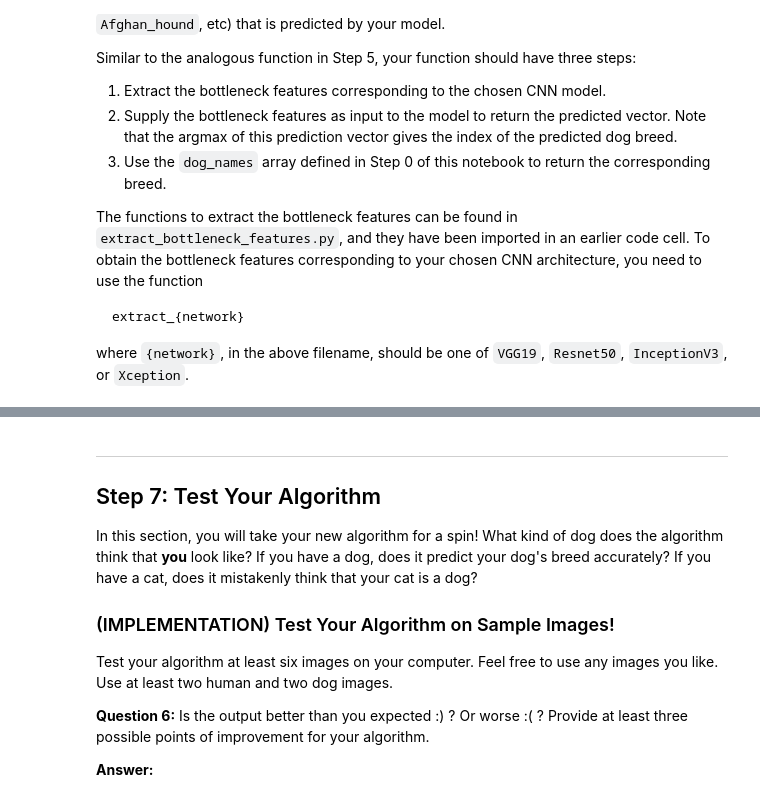
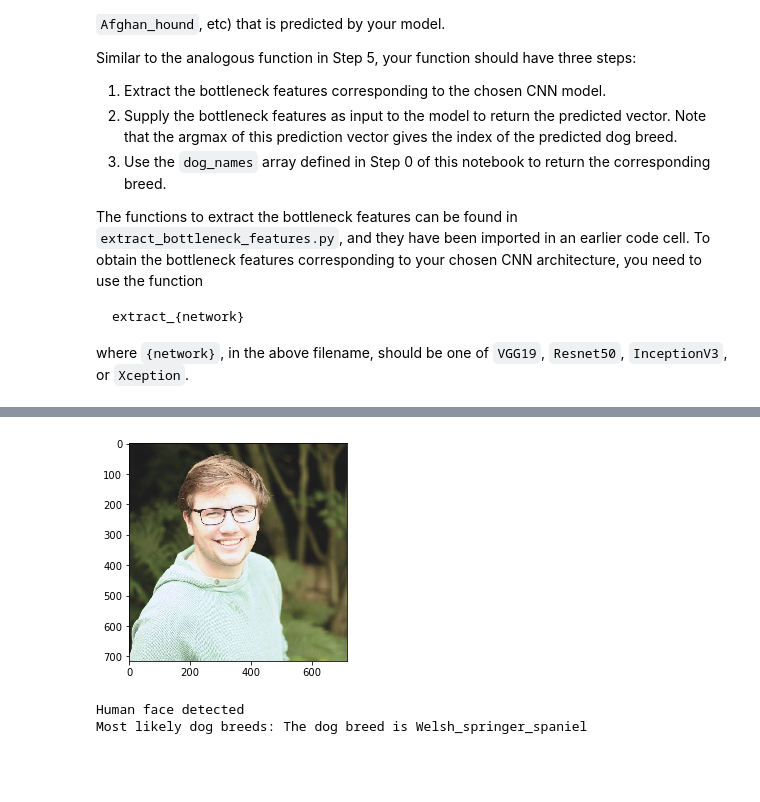
Before and after one commit to pmanlukas/dogclassifier, a Jupyter notebook: dog_app.ipynb, the cells around one changed output, grey strips where cells are left out. Saved outputs shown, nothing was run; the diff lists cells and outputs as text; code cells hidden in the pictures; blank space fills up the shorter version.

```diff
--- a/dog_app.ipynb
+++ b/dog_app.ipynb
@@ -697,17 +812,10 @@ Some sample output for our algorithm is provided below, but feel free to design
 # %%
-### TODO: Write your algorithm.
-### Feel free to use as many code cells as needed.
+## TODO: Execute your algorithm from Step 6 on
+## at least 6 images on your computer.
+## Feel free to use as many code cells as needed.
+
+detector('images/meone.jpg')
+# %% [output]
+[figure, added]
+Human face detected
+Most likely dog breeds: The dog breed is Welsh_springer_spaniel
-# %% [markdown]
----
-<a id='step7'></a>
-## Step 7: Test Your Algorithm
-
-In this section, you will take your new algorithm for a spin!  What kind of dog does the algorithm think that __you__ look like?  If you have a dog, does it predict your dog's breed accurately?  If you have a cat, does it mistakenly think that your cat is a dog?
-
-### (IMPLEMENTATION) Test Your Algorithm on Sample Images!
-
-Test your algorithm at least six images on your computer.  Feel free to use any images you like.  Use at least two human and two dog images.
-
-__Question 6:__ Is the output better than you expected :) ?  Or worse :( ?  Provide at least three possible points of improvement for your algorithm.
-
-__Answer:__
```
Also changed, not shown: parts of 27 cells of this notebook, 9 other files.
